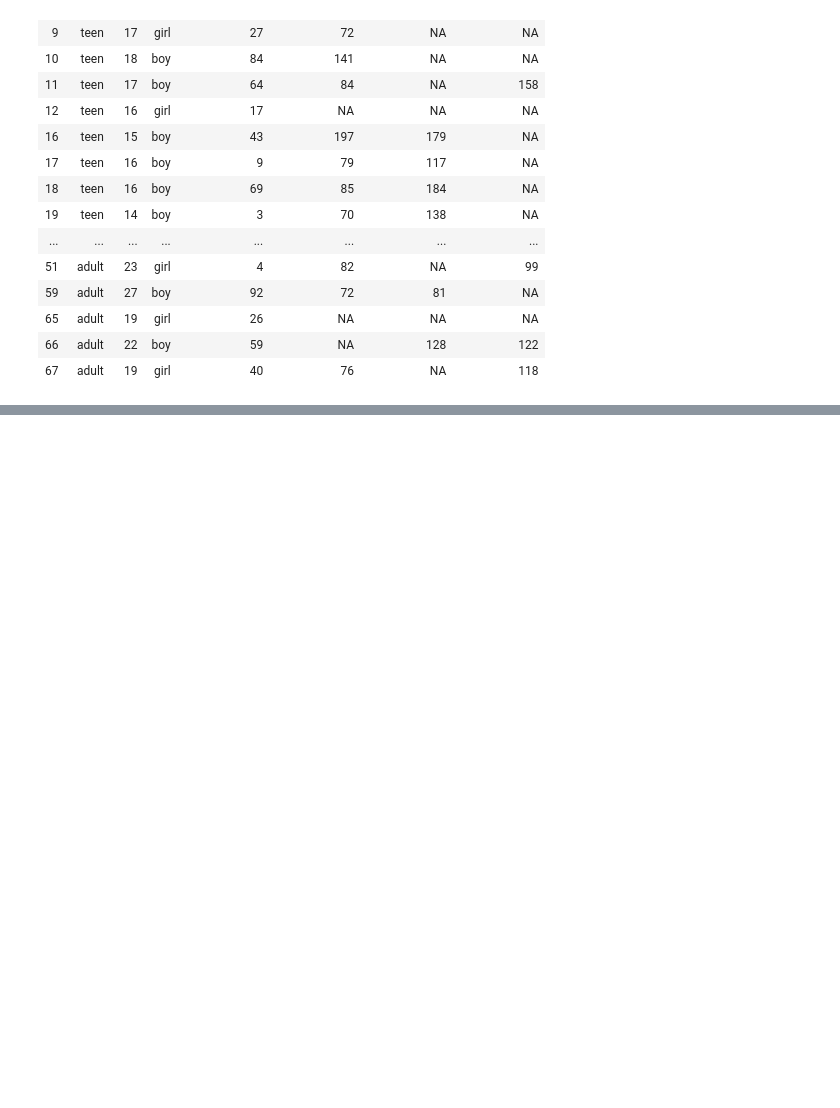
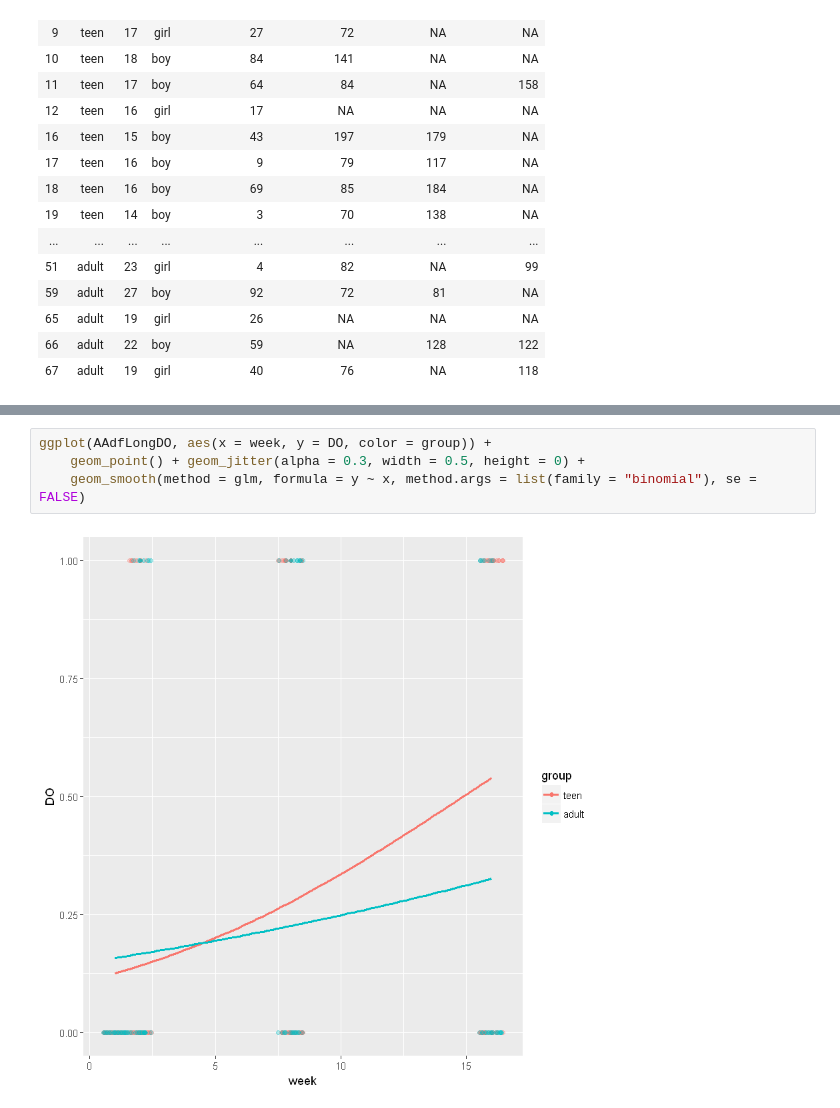
Before and after one commit to notblank/AA-leche-humana, a Jupyter notebook: Dropout patterns.ipynb, the cells around one changed output, grey strips where cells are left out. Cells and saved outputs as stored; diff of their text form; blank space fills up the shorter version.

```diff
--- a/Dropout patterns.ipynb
+++ b/Dropout patterns.ipynb
@@ -95,0 +197,6 @@ df %>% filter(is.na(x) | is.na(y))
+# %%
+ggplot(AAdfLongDO, aes(x = week, y = DO, color = group)) +
+    geom_point() + geom_jitter(alpha = 0.3, width = 0.5, height = 0) +
+    geom_smooth(method = glm, formula = y ~ x, method.args = list(family = "binomial"), se = FALSE)
+# %% [output]
+[figure, added]
```
Also changed, not shown: parts of 10 cells of this notebook, 1 other file.
